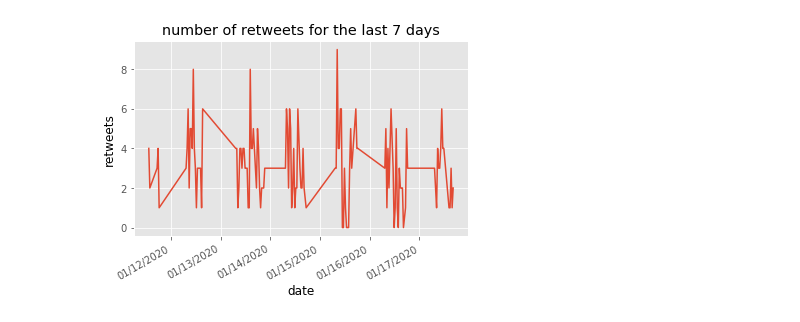
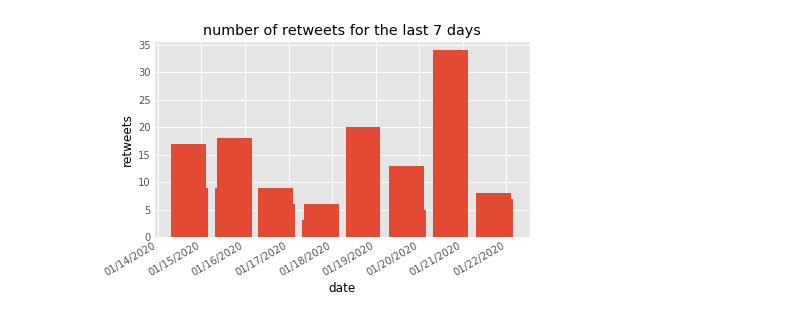
Before and after one commit to MatteoScorcia/Tweet_popularity, a Jupyter notebook: notebooks/find_data.ipynb, the cells around one changed output. Saved outputs shown, nothing was run; the diff lists cells and outputs as text; code cells hidden in the pictures.

Commit message:
plot added

```diff
--- a/notebooks/find_data.ipynb
+++ b/notebooks/find_data.ipynb
@@ -25,8 +25,8 @@ tweets = []
 ratios = []
 
 for tweet in tweepy.Cursor(api.search,
-                           q = "from:trovaricetta AND -filter:retweets AND -filter:replies",
-                           until='2020-01-18',
+                           q = "from:misspickledplum AND -filter:retweets AND -filter:replies",
+                           until='2020-01-22',
                            tweet_mode='extended').items():
 
     tweets.append(tweet)
@@ -81,17 +80,17 @@ for tweet in tweets:
 # %%
 import matplotlib
 import matplotlib.pyplot as plt
 import matplotlib.dates as mdates
 
 plt.style.use('ggplot')
 plt.xlabel('date', color='black')
 plt.ylabel('retweets', color='black')
 plt.title('number of retweets for the last 7 days')
 
 plt.gca().xaxis.set_major_formatter(mdates.DateFormatter('%m/%d/%Y'))
 plt.gca().xaxis.set_major_locator(mdates.DayLocator())
-plt.plot(date,retweet_count)
+plt.bar(date,retweet_count)
 plt.gcf().autofmt_xdate()
 plt.savefig('test.jpg')
 # %% [output]
-[figure, old version]
+[figure, new version]
```
Also changed, not shown: parts of 6 cells of this notebook.
